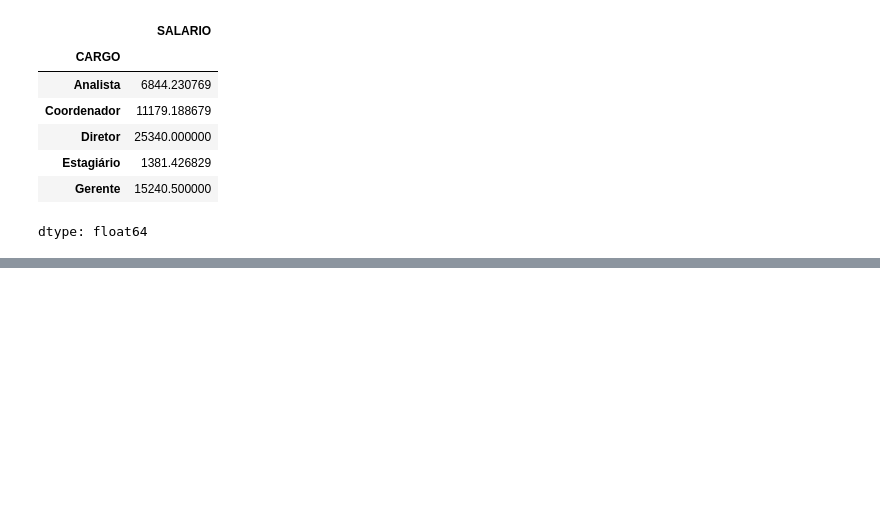
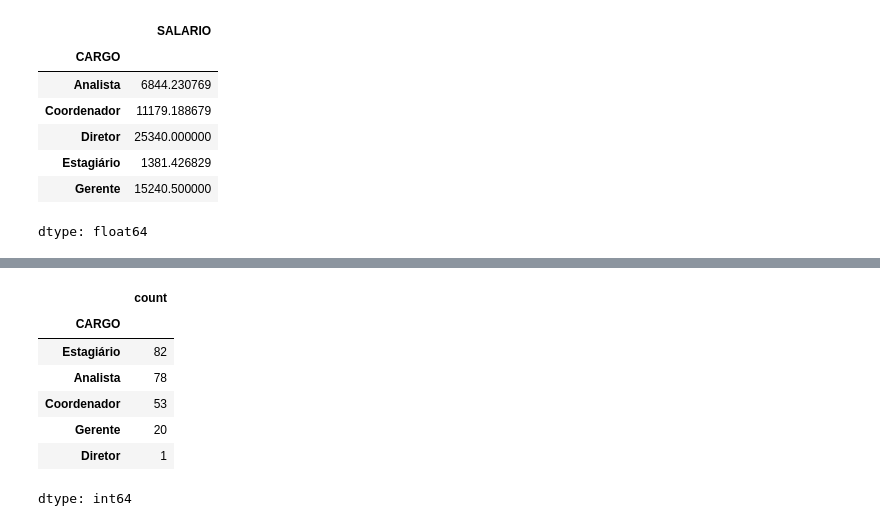
Before and after one commit to adrielnascimento/port_data_analytics, a Jupyter notebook: data_rh.ipynb, the cells around one changed output, grey strips where cells are left out. Drawn from its saved outputs; the diff is of its cells as text; code cells hidden in the pictures; blank space fills up the shorter version.

```diff
--- a/data_rh.ipynb
+++ b/data_rh.ipynb
@@ -171,0 +204,12 @@ percentil75 = np.percentile(data['SALARIO'], 75)
+# %%
+# existe quantas pessoas em cada cargo
+data['CARGO'].value_counts()
+# %% [output]
+|  | count |
+| CARGO |  |
+| Estagiário | 82 |
+| Analista | 78 |
+| Coordenador | 53 |
+| Gerente | 20 |
+| Diretor | 1 |
+dtype: int64
```
Also changed, not shown: parts of 2 cells of this notebook.
